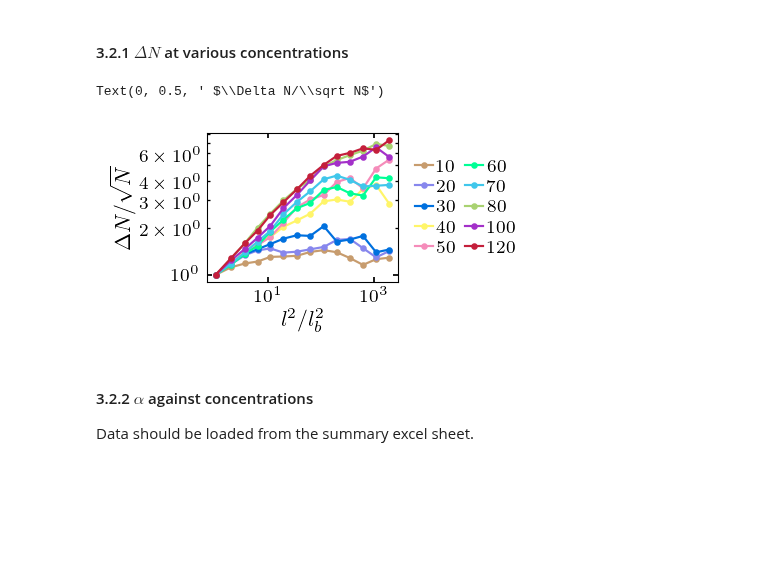
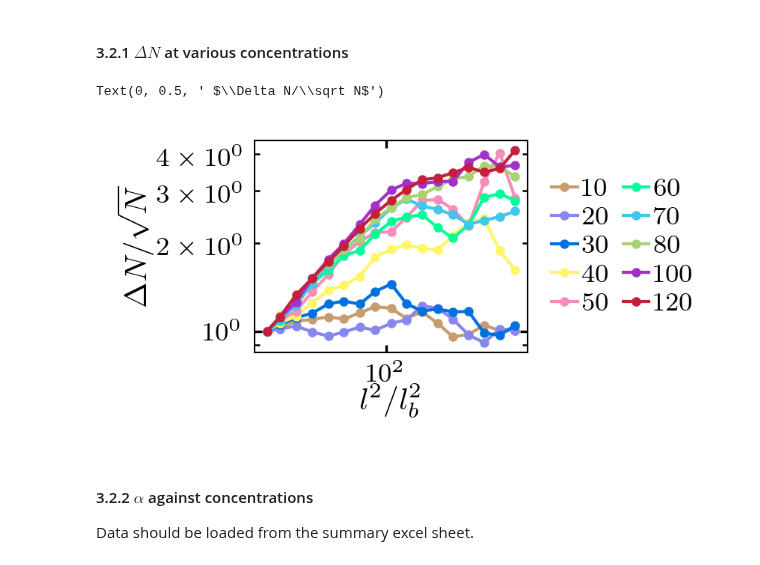
Before and after one commit to ZLoverty/Python, a Jupyter notebook: Correlation/src/Figures.ipynb, the cells around one changed output. Cells and saved outputs as stored; diff of their text form; code cells hidden in the pictures; blank space fills up the shorter version.

```diff
--- a/Correlation/src/Figures.ipynb
+++ b/Correlation/src/Figures.ipynb
@@ -205,21 +205,21 @@ for kw in dirs:
 data_log = pd.DataFrame().assign(conc=conc, date=date, num=num).sort_values(by='conc')
 # %%
 lb = 10
-fig, ax = plt.subplots()
-data_dir = r'E:\moreData\{0}\df2_kinetics\{1:02d}\kinetics_data.csv'
+fig, ax = plt.subplots(dpi=300)
+data_dir = r'D:\density_fluctuations\{0}\df2_kinetics\{1:02d}\kinetics_data.csv'
 for num, i in data_log.iterrows():
     if i.conc != 0 and i.conc != 85:
         k_data = pd.read_csv(data_dir.format(i.date, i.num))
         gnf_data = k_data.loc[k_data.segment==k_data.segment.max()]
-        x, y = postprocess_gnf(gnf_data, lb, xlim=[1, 10000], sparse=3)
+        x, y = postprocess_gnf(gnf_data, lb, xlim=[5, 10000], sparse=2)
         ax.plot(x, y, marker='o', label=str(i.conc), color=wowcolor(num), markersize=2, lw=1)
 ax.loglog()
 ax.legend(loc='right', bbox_to_anchor=(1.7, 0.5), ncol=2)
 ax.set_xlabel('$l^2/l_b^2$')
 ax.set_ylabel(' $\Delta N/\sqrt N$')
 # %% [output]
 Text(0, 0.5, ' $\\Delta N/\\sqrt N$')
-[figure, old version]
+[figure, new version]
 # %% [markdown]
 #### 3.2.2 $\alpha$ against concentrations
 
```
Also changed, not shown: parts of 2 cells of this notebook, 3 other files.
